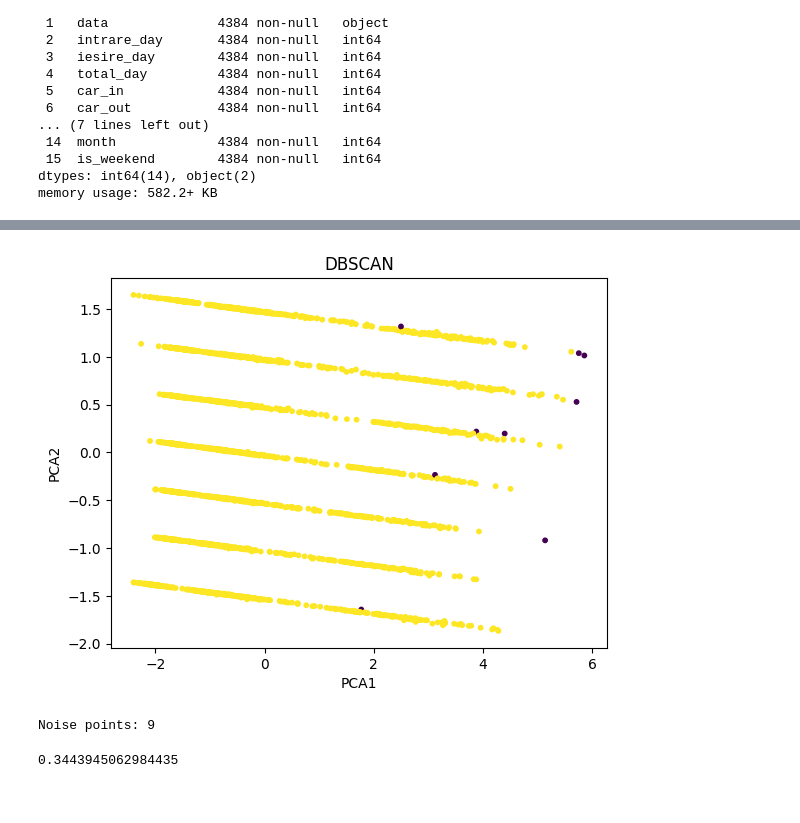
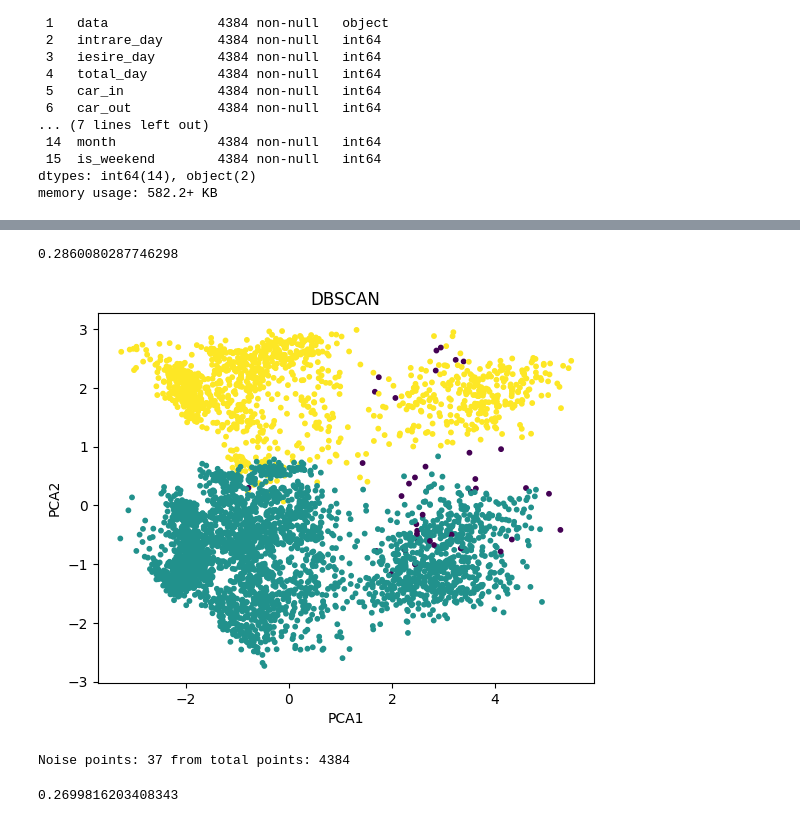
Before and after one commit to IgorLatii/mldm_lab1, a Jupyter notebook: notebooks/lab1_clustering.ipynb, the cells around one changed output, grey strips where cells are left out. Saved outputs shown, nothing was run; the diff lists cells and outputs as text; code cells hidden in the pictures.

```diff
--- a/notebooks/lab1_clustering.ipynb
+++ b/notebooks/lab1_clustering.ipynb
@@ -51,18 +51,14 @@ memory usage: 582.2+ KB
 # %%
 df["data"] = pd.to_datetime(df["data"], errors="coerce")
 # %%
-#feature_cols = [
-#    "zi_sapt","hour",
-#    "intrare_auto","iesire_auto",
-#    "total_auto"
-#]
+#FEATURES
 feature_cols = [
     "zi_sapt",
-    "intrare_day",
-    "iesire_day",
-    "total_day"
+    "is_weekend",
+    "car_in","car_out",
+    "bus_in","bus_out",
+    "trucks_in","trucks_out"
 ]
 
-
-X = df[feature_cols].fillna(0)
+X = df[feature_cols].copy()
 # %%
@@ -128,23 +122,31 @@ plot_clusters(X2d_sample, labels_agg, "Agglomerative (sample)")
 # %%
-db = DBSCAN(eps=0.8, min_samples=15)
-labels_db = db.fit_predict(X_sample_scaled)
+# DBSCAN
+db = DBSCAN(eps=1.2, min_samples=10)
+labels_db = db.fit_predict(X_scaled)
 
-sil_db = safe_silhouette(X_sample_scaled, labels_db)
+sil_db = safe_silhouette(X_scaled, labels_db)
 sil_db
+# %% [output]
+0.2860080287746298
 # %%
-plot_clusters(X2d_sample, labels_db, "DBSCAN")
+plot_clusters(X_2d, labels_db, "DBSCAN")
 # %% [output]
-[figure, old version]
+[figure, new version]
 # %%
-print("Noise points:", (labels_db == -1).sum())
+#Noise points
+n_total = len(labels_db)
+n_noise = (labels_db == -1).sum()
+
+print("Noise points:", n_noise, "from total points:", n_total)
 # %% [output]
-Noise points: 9
+Noise points: 37 from total points: 4384
 # %%
+# GMM
 gmm = GaussianMixture(n_components=4, random_state=42)
-labels_gmm = gmm.fit_predict(X_sample_scaled)
+labels_gmm = gmm.fit_predict(X_scaled)
 
-sil_gmm = safe_silhouette(X_sample_scaled, labels_gmm)
+sil_gmm = silhouette_score(X_scaled, labels_gmm)
 sil_gmm
 # %% [output]
-0.3443945062984435
+0.2699816203408343
 # %%
```
Also changed, not shown: parts of 8 cells of this notebook.
